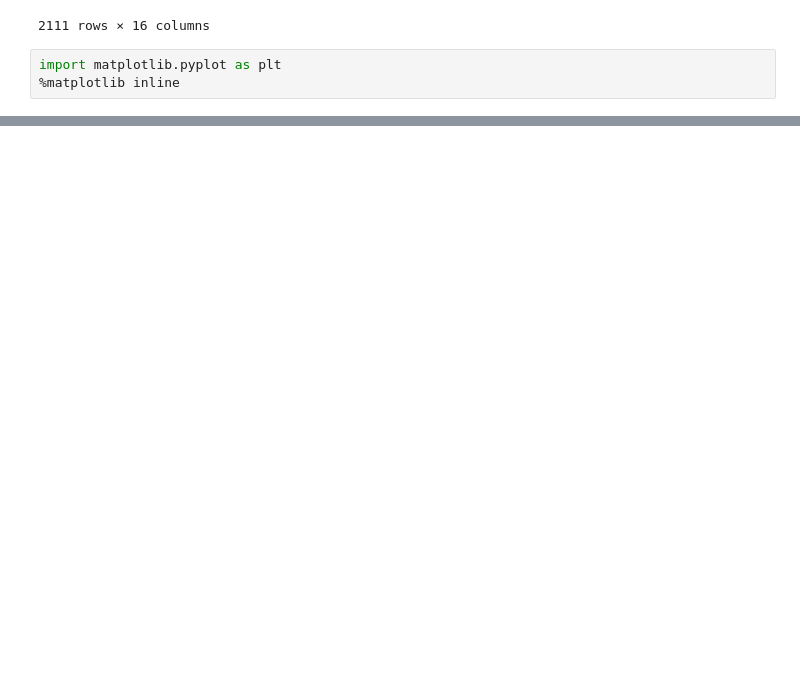
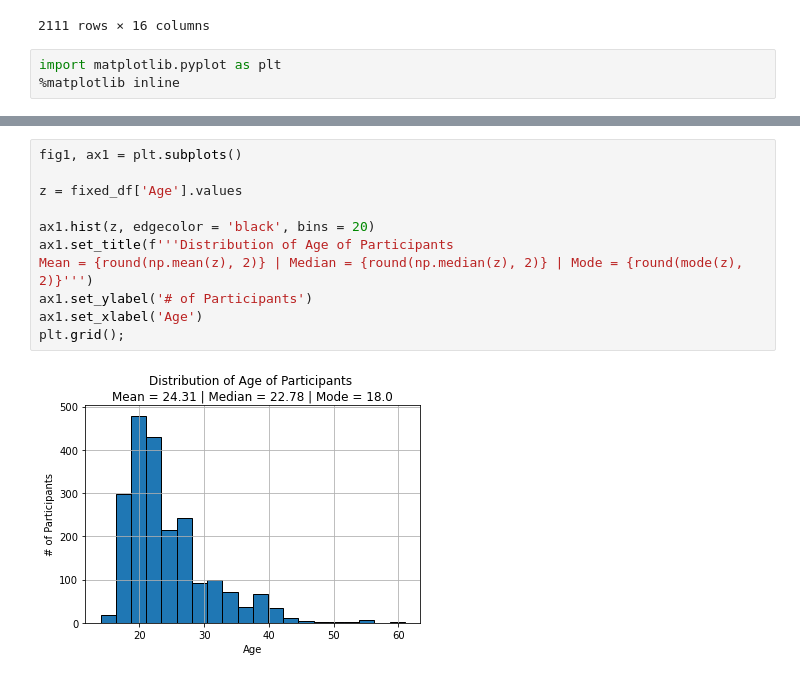
Before and after one commit to cdlc01/bmi_prediction, a Jupyter notebook: Obesity Data Analysis.ipynb, the cells around one changed output, grey strips where cells are left out. Drawn from its saved outputs; the diff is of its cells as text; blank space fills up the shorter version.

```diff
--- a/Obesity Data Analysis.ipynb
+++ b/Obesity Data Analysis.ipynb
@@ -54,0 +49,13 @@ ax.set_ylabel('# of Participants');
+# %%
+fig1, ax1 = plt.subplots()
+
+z = fixed_df['Age'].values
+
+ax1.hist(z, edgecolor = 'black', bins = 20)
+ax1.set_title(f'''Distribution of Age of Participants
+Mean = {round(np.mean(z), 2)} | Median = {round(np.median(z), 2)} | Mode = {round(mode(z), 2)}''')
+ax1.set_ylabel('# of Participants')
+ax1.set_xlabel('Age')
+plt.grid();
+# %% [output]
+[figure, added]
```
Also changed, not shown: parts of 5 cells of this notebook.
